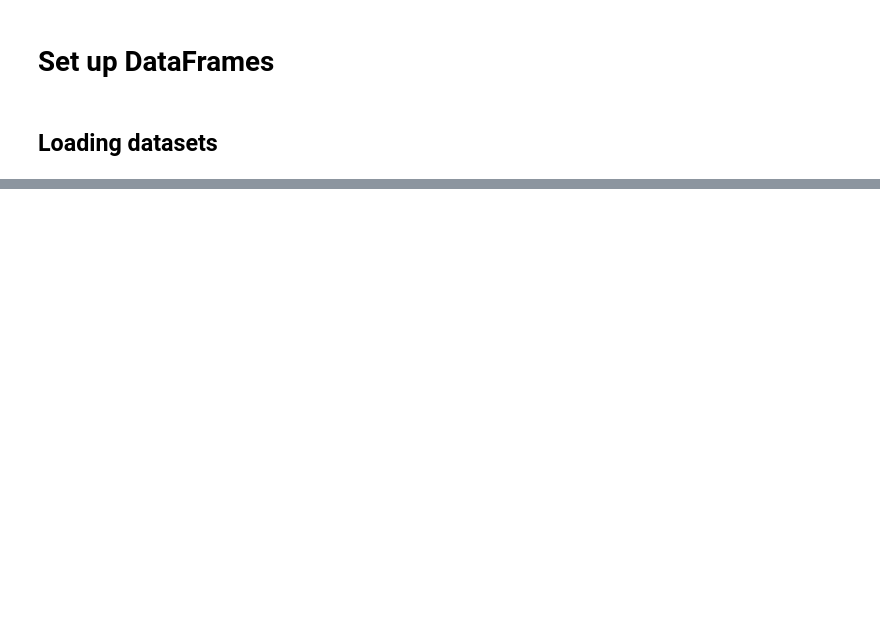
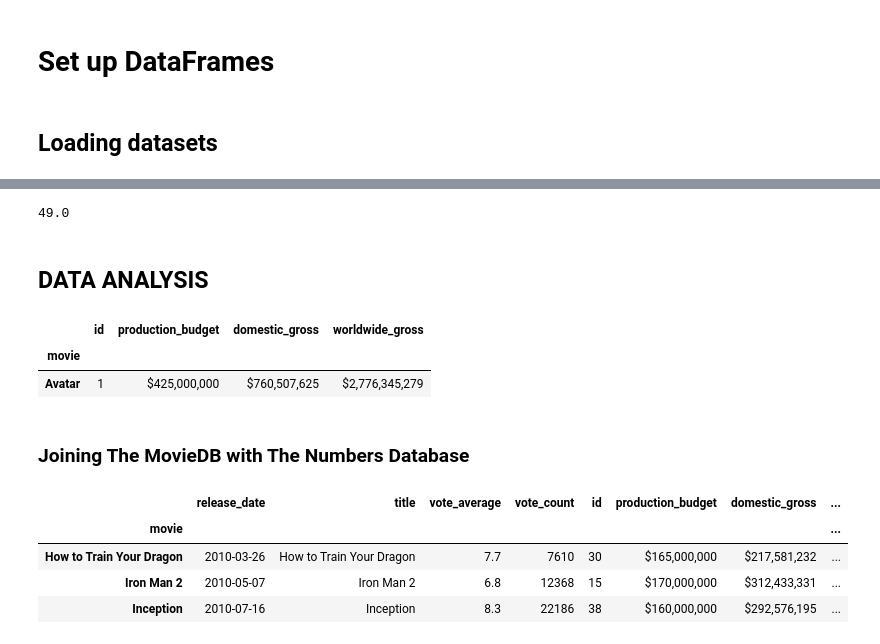
Before and after one commit to Nancieskie/Movie-Data-Analysis-Project, a Jupyter notebook: student.ipynb, the cells around one changed output, grey strips where cells are left out. Saved outputs shown, nothing was run; the diff lists cells and outputs as text; code cells hidden in the pictures; blank space fills up the shorter version.

```diff
--- a/student.ipynb
+++ b/student.ipynb
@@ -214,0 +150,3 @@ KeyError: "['runtime_minutes'] not found in axis"
+# %%
+df_filtered = df_cleaning[df_cleaning['original_language'] == 'en']
+df_filtered = df_filtered.drop('original_language', axis=1)
@@ -214,0 +170,2 @@ KeyError: "['runtime_minutes'] not found in axis"
+# %%
+df_filtered = df_filtered[df_filtered['vote_count'] > 200]
@@ -214,0 +175,3 @@ KeyError: "['runtime_minutes'] not found in axis"
+# %%
+df_filtered = df_filtered[df_filtered['release_date'] >
+                          pd.Timestamp(2010, 1, 1)]
@@ -214,0 +206,5 @@ KeyError: "['runtime_minutes'] not found in axis"
+# %%
+# finding median
+movies_with_ratings_clean['numvotes'].median()
+# %% [output]
+49.0
@@ -214,0 +215,29 @@ KeyError: "['runtime_minutes'] not found in axis"
+# %% [markdown]
+## DATA ANALYSIS
+# %%
+df_tmdb_mod = df_filtered
+df_tmdb_mod['movie'] = df_tmdb_mod['title']
+df_tmdb_mod = df_tmdb_mod.set_index('movie')
+df_tmdb_mod = df_tmdb_mod.drop('genre_ids', axis=1)
+df_tmdb_mod.head(1)
+
+df_tndb_mod = tn_df.set_index('movie')
+df_tndb_mod = df_tndb_mod.drop('release_date', axis=1)
+df_tndb_mod.head(1)
+# %% [output]
+|  | id | production_budget | domestic_gross | worldwide_gross |
+| movie |  |  |  |  |
+| Avatar | 1 | $425,000,000 | $760,507,625 | $2,776,345,279 |
+# %% [markdown]
+### Joining The MovieDB with The Numbers Database
+# %%
+
+df_tmdb_tn_innerjoin = df_tmdb_mod.join(df_tndb_mod, on='movie', how='inner',
+                                        lsuffix='tmdb', rsuffix='tn')
+df_tmdb_tn_innerjoin.head(3)
+# %% [output]
+|  | release_date | title | vote_average | vote_count | id | production_budget | domestic_gross | ... |
+| movie |  |  |  |  |  |  |  | ... |
+| How to Train Your Dragon | 2010-03-26 | How to Train Your Dragon | 7.7 | 7610 | 30 | $165,000,000 | $217,581,232 | ... |
+| Iron Man 2 | 2010-05-07 | Iron Man 2 | 6.8 | 12368 | 15 | $170,000,000 | $312,433,331 | ... |
+| Inception | 2010-07-16 | Inception | 8.3 | 22186 | 38 | $160,000,000 | $292,576,195 | ... |
```
Also changed, not shown: parts of 42 cells of this notebook.
